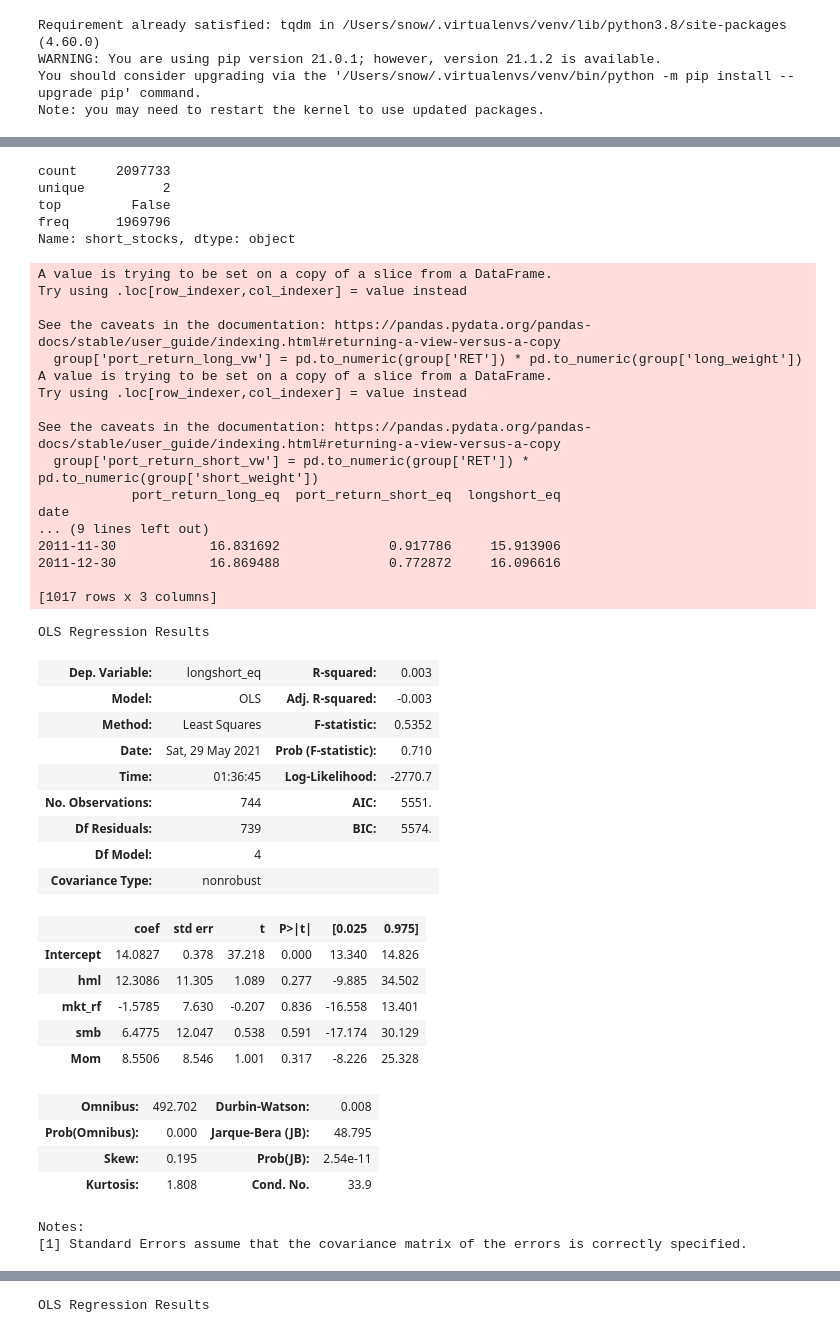
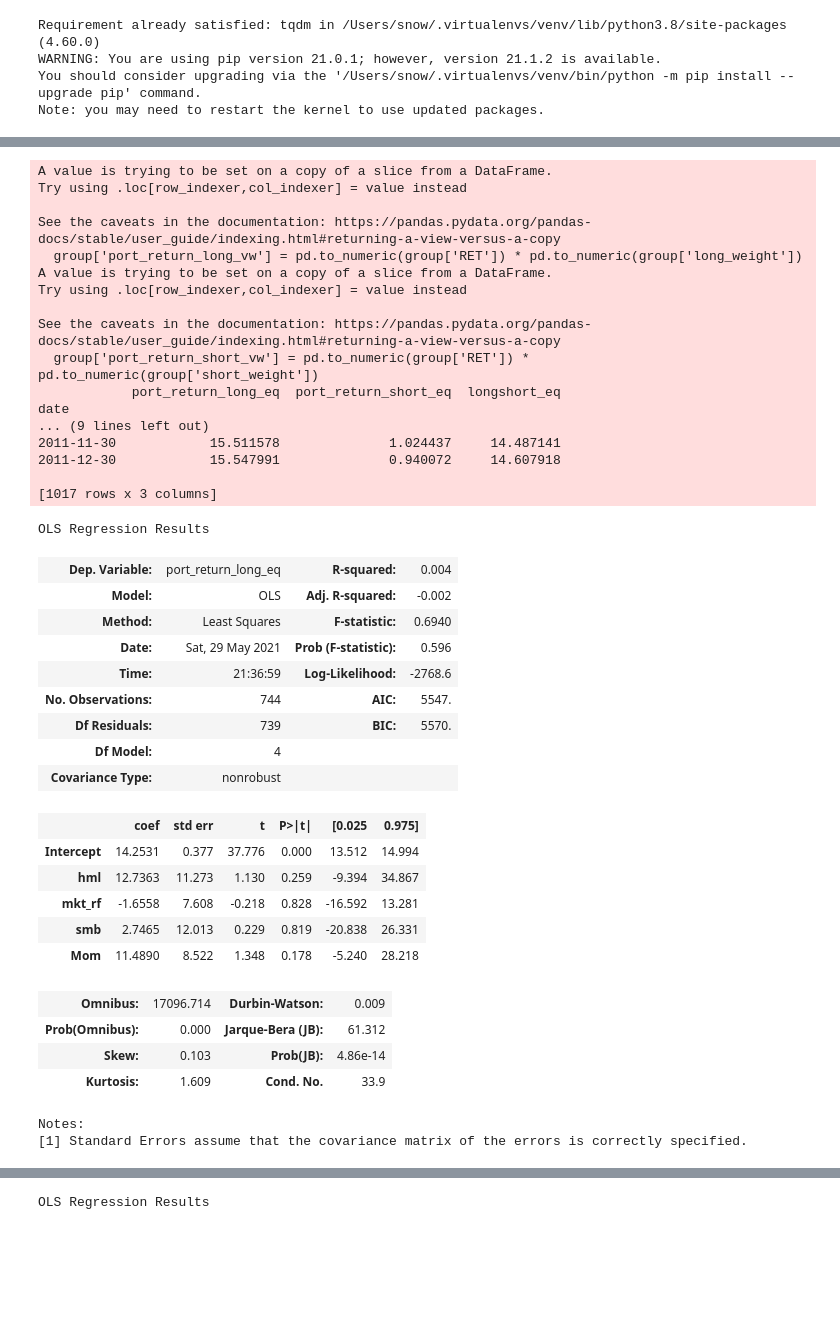
Before and after one commit to ptakchun/FINA4359-Project, a Jupyter notebook: table3.ipynb, the cells around one changed output, grey strips where cells are left out. Cells and saved outputs as stored; diff of their text form; code cells hidden in the pictures; blank space fills up the shorter version.

```diff
--- a/table3.ipynb
+++ b/table3.ipynb
@@ -80,7 +80,8 @@ crsp_df.head()
 | 1359103 | 25881 | 1971-02-26 | 10 | AE | A & E PLASTIK PAK INC | 00003210 | NaT | NaT | NaN | NaN | 11.125 | ... |
 | 1359104 | 25881 | 1971-03-31 | 10 | AE | A & E PLASTIK PAK INC | 00003210 | NaT | NaT | NaN | NaN | 9.750 | ... |
 # %%
-crsp_div_df = crsp_df[['date','CUSIP','DCLRDT','RCRDDT','DISTCD','DIVAMT','PRC','VOL','RET','SHROUT','SPREAD','year','month']].copy()
+crsp_div_df = crsp_df[['date','CUSIP','DCLRDT','RCRDDT','DISTCD','DIVAMT','PRC','PRC_t-1','RET','SHROUT','month']].copy()
+crsp_div_df
 crsp_div_df.sort_values(by=['CUSIP','date'], ascending=True, inplace=True)
 crsp_div_df = crsp_div_df.groupby(by=['CUSIP','date']).agg({
      'DCLRDT': 'last',
@@ -88,10 +89,17 @@ crsp_div_df = crsp_div_df.groupby(by=['CUSIP','date']).agg({
      'DISTCD': 'last',
      'DIVAMT': 'sum',
      'RET':'max',
-     'VOL': 'last',
      'PRC': 'last',
-     'SPREAD': 'last',
+     'PRC_t-1': 'last',
      'SHROUT': 'last'})
+crsp_div_df.sort_values(by=['CUSIP','date'], ascending=True, inplace=True)
+crsp_div_df['freq'] = None
+crsp_div_df['freq'] = crsp_div_df[crsp_div_df.RCRDDT.isna()==False]['DISTCD'].apply(lambda x: x[2:3] if x is not None else None)
+crsp_div_df['freq'] = crsp_div_df.groupby(by=['CUSIP']).fillna(method='ffill', limit=11)['freq']
+
+fil_C = (crsp_div_df["PRC_t-1"] >= 5) & (crsp_div_df.freq < '6')
+crsp_div_df = crsp_div_df[fil_C]
+
 crsp_div_df['MCAP'] = crsp_div_df['PRC'] * crsp_div_df['SHROUT']
 crsp_div_df
 # %% [output]
@@ -166,20 +169,16 @@ crsp_temp
 # Strategies 1: Long predicted dividend and short all other companies
 crsp_temp['long_stocks'] = (crsp_temp['lag_u_3'] ==True) | (crsp_temp['lag_u_6'] ==True) | ( crsp_temp['lag_u_9'] ==True ) | (crsp_temp['lag_u_12'] ==True ) | ( crsp_temp['lag_quarterly'] ==True ) | (crsp_temp['lag_semi_annual_six'] ==True ) | (crsp_temp['lag_semi_annual_twl'] ==True) |(crsp_temp['lag_div_yr'] ==True)
 
-# crsp_temp['short_stocks'] = np.where(crsp_temp['long_stocks']==False,True,False)
+# crsp_temp['long_stocks'] = (crsp_temp['div_yr'] ==True) | (crsp_temp['div_semi_annual'] ==True) | ( crsp_temp['div_quarterly'] ==True ) | (crsp_temp['div_unknown'] ==True )
+
+crsp_temp['short_stocks'] = np.where(crsp_temp['long_stocks']==False,True,False)
 
 # Strategies 2: Long predicted dividend and short all other dividend payers companies
 # crsp_temp['short_stocks'] = (crsp_temp['lag_u_1'] ==True) | (crsp_temp['lag_u_2'] ==True) | ( crsp_temp['lag_u_4'] ==True ) | (crsp_temp['lag_u_5'] ==True ) | ( crsp_temp['lag_u_8'] ==True ) | (crsp_temp['lag_u_10'] ==True ) | (crsp_temp['lag_u_11'] ==True )| (crsp_div_df['lag_month']==True)
 
 # Strategies 3: Long predicted dividend and short all months occurring 1,4,7 or 10 months ago
-crsp_temp['short_stocks'] = (crsp_temp['lag_1'] ==True) | (crsp_temp['lag_4'] ==True) | ( crsp_temp['lag_7'] ==True ) | (crsp_temp['lag_10'] ==True )
-crsp_temp['short_stocks'].describe()
+# crsp_temp['short_stocks'] = (crsp_temp['lag_1'] ==True) | (crsp_temp['lag_4'] ==True) | ( crsp_temp['lag_7'] ==True ) | (crsp_temp['lag_10'] ==True )
+# crsp_temp['short_stocks'].describe()
-# %% [output]
-count     2097733
-unique          2
-top         False
-freq      1969796
-Name: short_stocks, dtype: object
 # %%
 def long_weights(group):
     # Select all stocks with long position from the group
@@ -258,8 +257,8 @@ See the caveats in the documentation: https://pandas.pydata.org/pandas-docs/stab
             port_return_long_eq  port_return_short_eq  longshort_eq
 date
 ... (9 lines left out)
-2011-11-30            16.831692              0.917786     15.913906
-2011-12-30            16.869488              0.772872     16.096616
+2011-11-30            15.511578              1.024437     14.487141
+2011-12-30            15.547991              0.940072     14.607918
 
 [1017 rows x 3 columns]
 # %%
@@ -268,43 +267,43 @@ ff4.index = pd.to_datetime(ff4.index)
 # %%
 # equal_weighted_long
 # data=pd.merge(ff4, longport_eq, on='date')
 
-# (
-#     smf.ols('port_return_long_eq ~ 1 + hml + mkt_rf + smb + Mom', data=pd.merge(ff4, longport_eq, on='date'))
-#     .fit().summary()
-# )
+(
+    smf.ols('port_return_long_eq ~ 1 + hml + mkt_rf + smb + Mom', data=pd.merge(ff4, longport_eq, on='date'))
+    .fit().summary()
+)
 
 # equal_weighted_short
 # (
 #     smf.ols('port_return_short_eq ~ 1 + hml + mkt_rf + smb + Mom', data=pd.merge(ff4, shortport_eq, on='date'))
 #     .fit().summary()
 # )
 # equal_weighted_diff
-(
-    smf.ols('longshort_eq ~ 1 + hml + mkt_rf + smb + Mom', data=pd.merge(ff4, longshortport_eq, on='date'))
-    .fit().summary()
-)
+# (
+#     smf.ols('longshort_eq ~ 1 + hml + mkt_rf + smb + Mom', data=pd.merge(ff4, longshortport_eq, on='date'))
+#     .fit().summary()
+# )
 # %% [output]
 OLS Regression Results
-| Dep. Variable: | longshort_eq | R-squared: | 0.003 |
-| Model: | OLS | Adj. R-squared: | -0.003 |
-| Method: | Least Squares | F-statistic: | 0.5352 |
-| Date: | Sat, 29 May 2021 | Prob (F-statistic): | 0.710 |
-| Time: | 01:36:45 | Log-Likelihood: | -2770.7 |
-| No. Observations: | 744 | AIC: | 5551. |
-| Df Residuals: | 739 | BIC: | 5574. |
+| Dep. Variable: | port_return_long_eq | R-squared: | 0.004 |
+| Model: | OLS | Adj. R-squared: | -0.002 |
+| Method: | Least Squares | F-statistic: | 0.6940 |
+| Date: | Sat, 29 May 2021 | Prob (F-statistic): | 0.596 |
+| Time: | 21:36:59 | Log-Likelihood: | -2768.6 |
+| No. Observations: | 744 | AIC: | 5547. |
+| Df Residuals: | 739 | BIC: | 5570. |
 | Df Model: | 4 |  |  |
 | Covariance Type: | nonrobust |  |  |
 |  | coef | std err | t | P>|t| | [0.025 | 0.975] |
-| Intercept | 14.0827 | 0.378 | 37.218 | 0.000 | 13.340 | 14.826 |
-| hml | 12.3086 | 11.305 | 1.089 | 0.277 | -9.885 | 34.502 |
-| mkt_rf | -1.5785 | 7.630 | -0.207 | 0.836 | -16.558 | 13.401 |
-| smb | 6.4775 | 12.047 | 0.538 | 0.591 | -17.174 | 30.129 |
-| Mom | 8.5506 | 8.546 | 1.001 | 0.317 | -8.226 | 25.328 |
+| Intercept | 14.2531 | 0.377 | 37.776 | 0.000 | 13.512 | 14.994 |
+| hml | 12.7363 | 11.273 | 1.130 | 0.259 | -9.394 | 34.867 |
+| mkt_rf | -1.6558 | 7.608 | -0.218 | 0.828 | -16.592 | 13.281 |
+| smb | 2.7465 | 12.013 | 0.229 | 0.819 | -20.838 | 26.331 |
+| Mom | 11.4890 | 8.522 | 1.348 | 0.178 | -5.240 | 28.218 |
-| Omnibus: | 492.702 | Durbin-Watson: | 0.008 |
-| Prob(Omnibus): | 0.000 | Jarque-Bera (JB): | 48.795 |
-| Skew: | 0.195 | Prob(JB): | 2.54e-11 |
-| Kurtosis: | 1.808 | Cond. No. | 33.9 |
+| Omnibus: | 17096.714 | Durbin-Watson: | 0.009 |
+| Prob(Omnibus): | 0.000 | Jarque-Bera (JB): | 61.312 |
+| Skew: | 0.103 | Prob(JB): | 4.86e-14 |
+| Kurtosis: | 1.609 | Cond. No. | 33.9 |
 Notes:
 [1] Standard Errors assume that the covariance matrix of the errors is correctly specified.
 # %%
```
Also changed, not shown: parts of 4 cells of this notebook.
